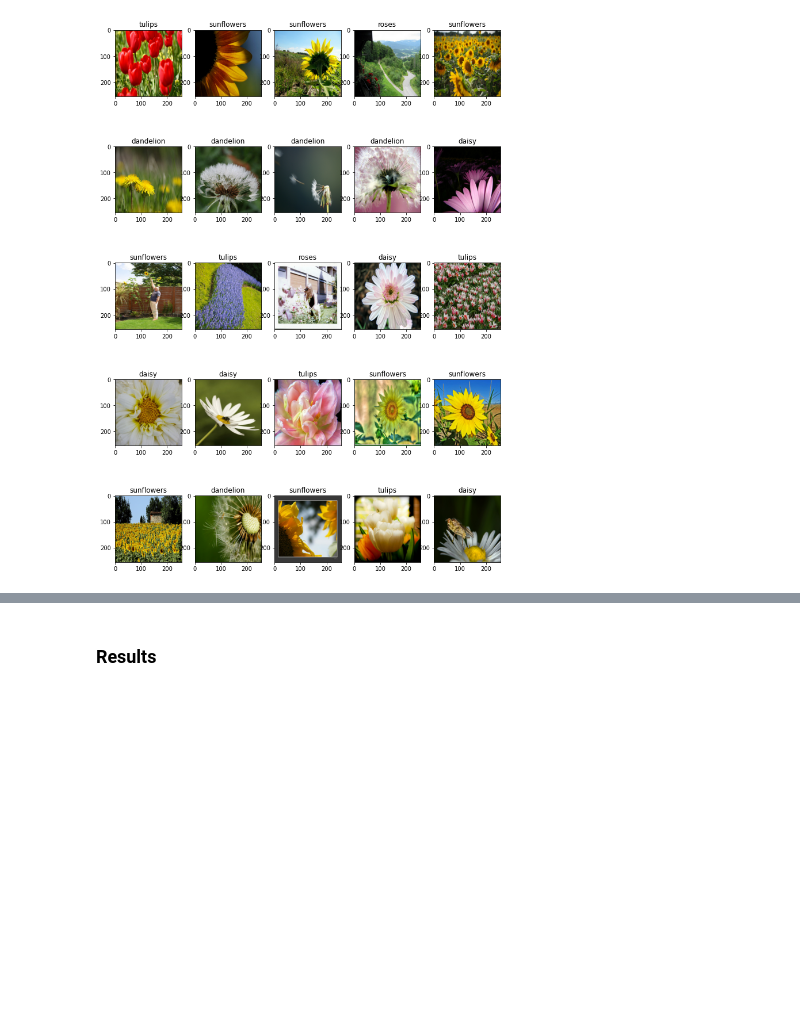
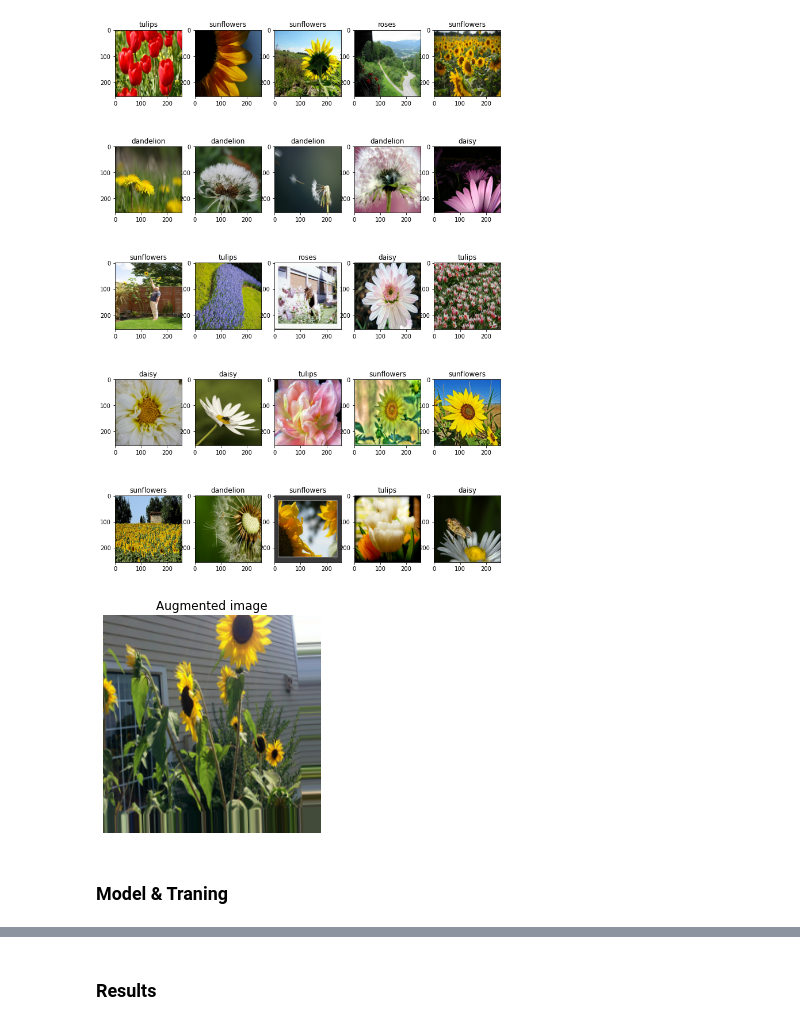
Before and after one commit to KornelWitkowski/TensorFlow-benchmarks, a Jupyter notebook: Image_classification.ipynb, the cells around one changed output, grey strips where cells are left out. Saved outputs shown, nothing was run; the diff lists cells and outputs as text; code cells hidden in the pictures; blank space fills up the shorter version.

```diff
--- a/Image_classification.ipynb
+++ b/Image_classification.ipynb
@@ -643,3 +630,42 @@ reduce_lr = tf.keras.callbacks.ReduceLROnPlateau(monitor="val_loss",
+# %%
+from tensorflow.keras.preprocessing.image import ImageDataGenerator
+
+train_datagen = ImageDataGenerator(rotation_range=20,
+                                   shear_range=0.2,
+                                   zoom_range=0.2,
+                                   width_shift_range=0.2,
+                                   height_shift_range=0.2,
+                                   horizontal_flip=True)
+
+test_datagen = ImageDataGenerator()
+# %%
+from utils import get_images_and_labels_from_dataset
+
+train_images, train_labels = get_images_and_labels_from_dataset(train_data)
+test_images, test_labels = get_images_and_labels_from_dataset(test_data)
+# %%
+train_data = train_datagen.flow(train_images,
+                                train_labels,
+                                batch_size=16)
+
+test_data = test_datagen.flow(test_images,
+                              test_labels,
+                              batch_size=16)
+# %%
+augmented_images, augmented_labels = train_data.next()
+# %%
+import random
+import matplotlib.pyplot as plt
+
+random_number = random.randint(0, 16)
+plt.figure()
+plt.imshow(augmented_images[random_number])
+plt.title(f"Augmented image")
+plt.axis(False);
+# %% [output]
+[figure, added]
+# %% [markdown]
+### Model & Traning
 # %%
 from tensorflow.keras import Sequential
 from tensorflow.keras.layers import Conv2D, MaxPooling2D, Flatten, Dense, Rescaling, Dropout
```
Also changed, not shown: parts of 50 cells of this notebook, 1 other file.
